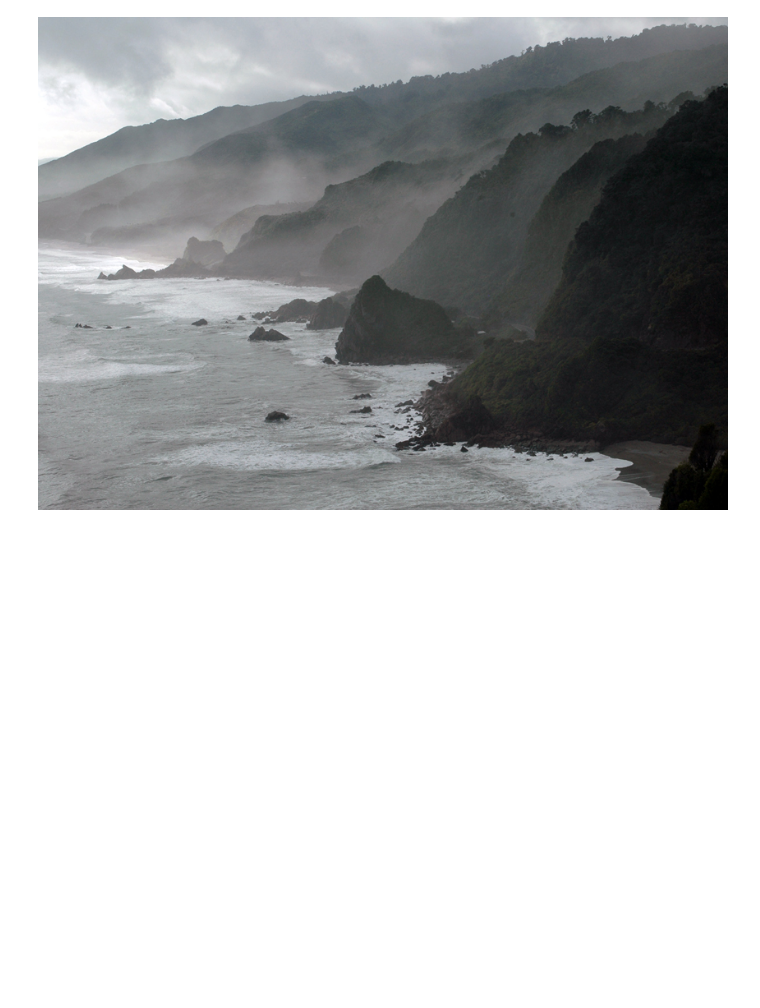
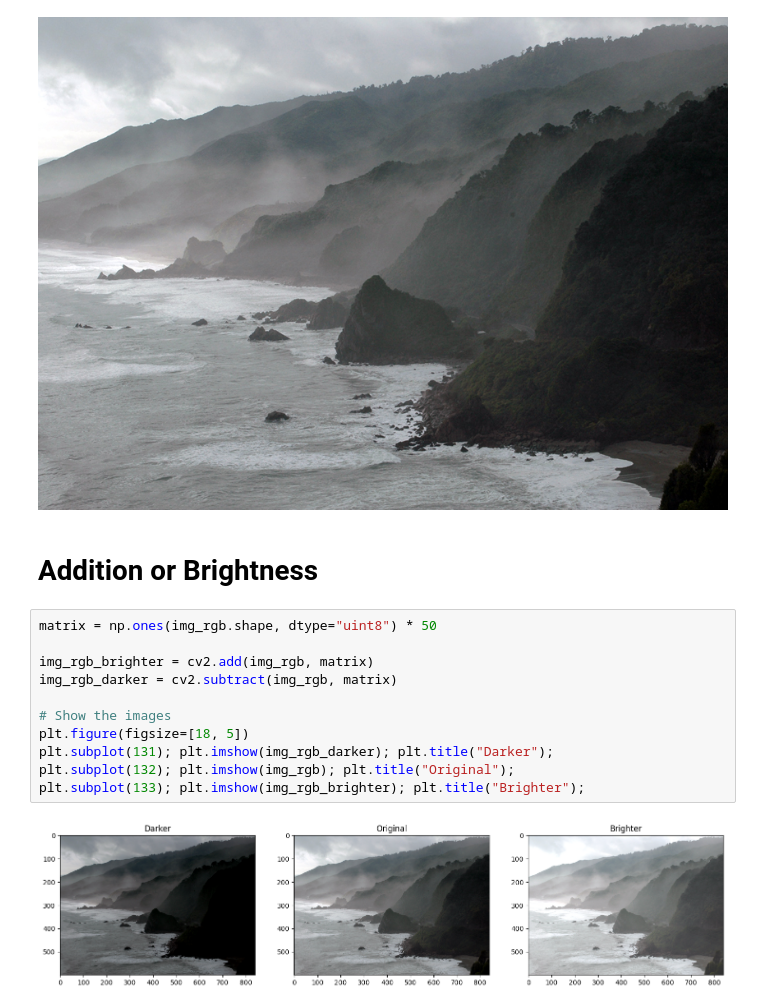
Before and after one commit to pereruannabaala/Image_Enhancement, a Jupyter notebook: Image_Enhancement.ipynb, the cells around one changed output. Saved outputs shown, nothing was run; the diff lists cells and outputs as text; blank space fills up the shorter version.

Commit message:
Adding image brightness

```diff
--- a/Image_Enhancement.ipynb
+++ b/Image_Enhancement.ipynb
@@ -45,3 +47,18 @@ img_rgb = cv2.cvtColor(img_bgr, cv2.COLOR_BGR2RGB)
 Image(filename="New_Zealand_Coast.jpg")
 # %% [output]
 [figure]
+# %% [markdown]
+# Addition or Brightness
+# %%
+matrix = np.ones(img_rgb.shape, dtype="uint8") * 50
+
+img_rgb_brighter = cv2.add(img_rgb, matrix)
+img_rgb_darker = cv2.subtract(img_rgb, matrix)
+
+# Show the images
+plt.figure(figsize=[18, 5])
+plt.subplot(131); plt.imshow(img_rgb_darker); plt.title("Darker");
+plt.subplot(132); plt.imshow(img_rgb); plt.title("Original");
+plt.subplot(133); plt.imshow(img_rgb_brighter); plt.title("Brighter");
+# %% [output]
+[figure, added]
```
Also changed, not shown: parts of 1 cell of this notebook.
